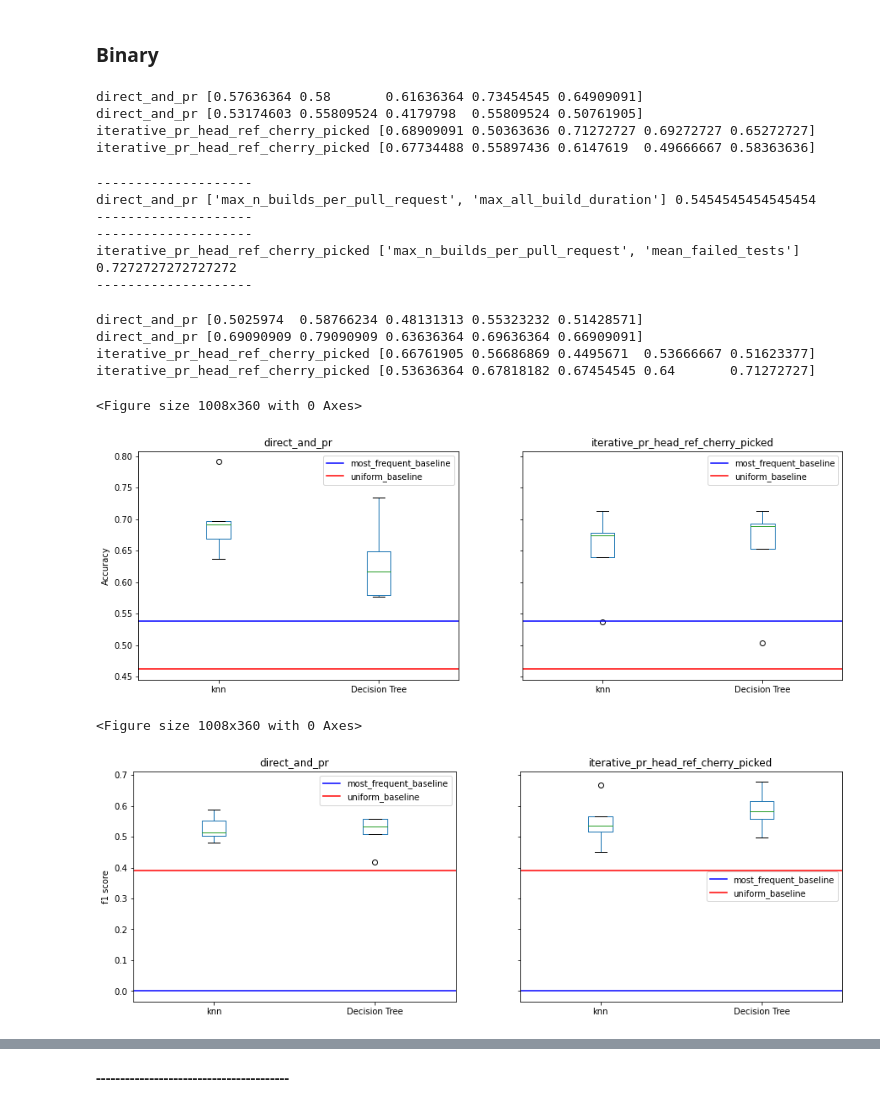
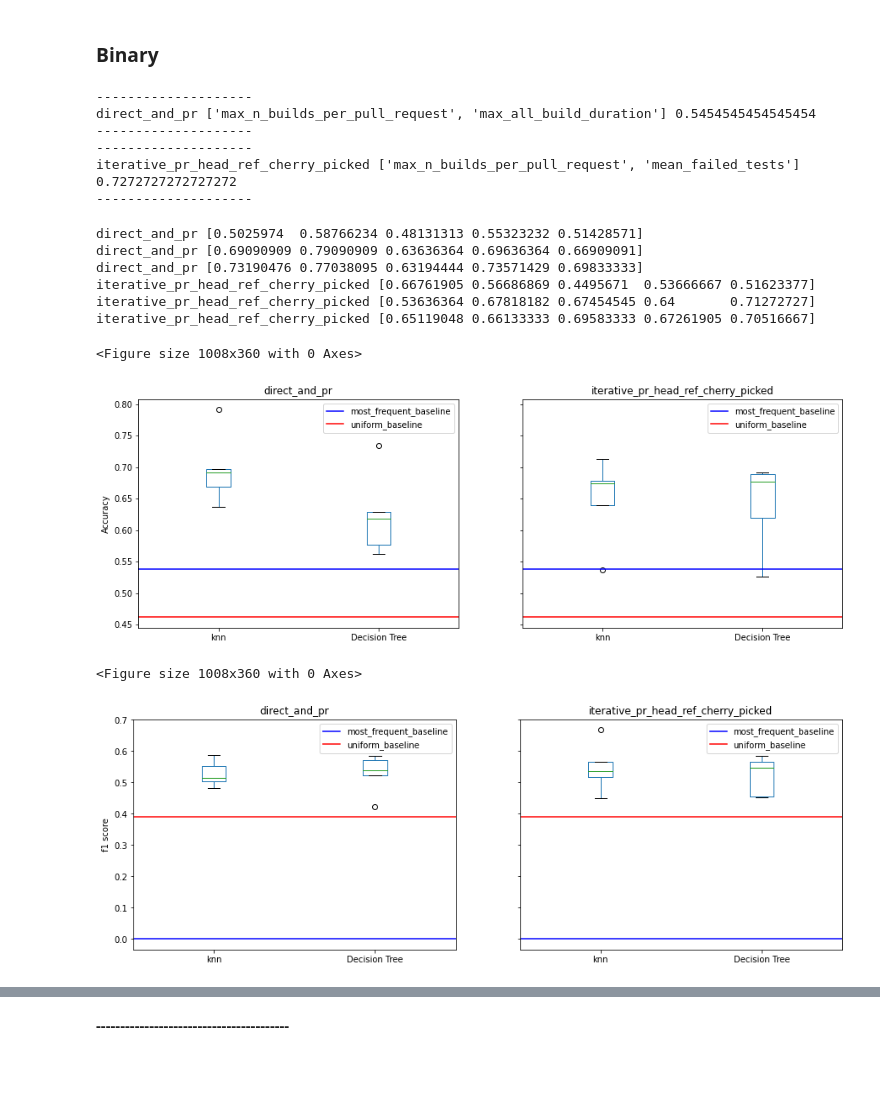
Before and after one commit to IncioMan/Continuous-Integration-metrics-for-post-release-bugs-prediction, a Jupyter notebook: notebooks/analysis/Machine_learning_all.ipynb, the cells around one changed output, grey strips where cells are left out. Cells and saved outputs as stored; diff of their text form; code cells hidden in the pictures; blank space fills up the shorter version.

```diff
--- a/notebooks/analysis/Machine_learning_all.ipynb
+++ b/notebooks/analysis/Machine_learning_all.ipynb
@@ -733,7 +733,7 @@ from sklearn.model_selection import RandomizedSearchCV
 from sklearn.naive_bayes import GaussianNB
 from sklearn.decomposition import PCA
 # %%
-regression_mask = all_mask
+regression_mask = mask_to_use
 cross_validation_strategy = KFold(5, shuffle=True, random_state=1)
 # %%
 method_x_train = {}
@@ -1159,0 +1178,5 @@ plt.show()
+# %%
+plt.figure()
+ax = pd.Series(dt.feature_importances_, method_x_train[methods[0]].columns).sort_values(ascending=False).head(12).plot(kind="barh")
+ax.set_title("Feature importance")
+plt.savefig(f"{figure_folder}/machine_learning_results/{mask_name}/dt_f_impo_method0.png", transparent=True, bbox_inches='tight', pad_inches=0.2)
@@ -1173,20 +1217,19 @@ params_grid = {'min_samples_leaf': min_samples_leaf,
 model = DecisionTreeClassifier()
 method_randomclassifier_binary_f1 = {}
 method_dtclassifier_binary_accuracy = {}
+method_dtclassifier_binary_auc = {}
 for method in methods:
     method_randomclassifier_binary_f1[method] = \
             two_layer_cross_validate(model, params_grid, method_x_train[method], method_y_bin_train[method], 5, 5, "f1")
     method_dtclassifier_binary_accuracy[method] = \
             two_layer_cross_validate(model, params_grid, method_x_train[method], method_y_bin_train[method], 5, 5, "accuracy")
+    method_dtclassifier_binary_auc[method] = \
+            two_layer_cross_validate(model, params_grid, method_x_train[method], method_y_bin_train[method], 5, 5, "roc_auc")
 # %%
 for method in methods:
     print(method, method_dtclassifier_binary_accuracy[method])
     print(method, method_randomclassifier_binary_f1[method])
+    print(method, method_randomclassifier_binary_auc[method])
-# %% [output]
-direct_and_pr [0.57636364 0.58       0.61636364 0.73454545 0.64909091]
-direct_and_pr [0.53174603 0.55809524 0.4179798  0.55809524 0.50761905]
-iterative_pr_head_ref_cherry_picked [0.68909091 0.50363636 0.71272727 0.69272727 0.65272727]
-iterative_pr_head_ref_cherry_picked [0.67734488 0.55897436 0.6147619  0.49666667 0.58363636]
 # %%
 method_knn_bin_features = {}
 method_knn_bin_feature_performance = {}
@@ -1211,21 +1254,27 @@ params_grid = {'n_neighbors': [int(x) for x in np.linspace(start = 1, stop = 10,
 model = KNeighborsClassifier()
 method_knn_f1 = {}
 method_knn_accuracy = {}
+method_knn_auc = {}
 for method in methods:
     x = method_x_train[method][method_knn_bin_features[method]]
     method_knn_f1[method] = \
             two_layer_cross_validate(model, params_grid, x, method_y_bin_train[method], 5, 5, "f1")
     method_knn_accuracy[method] = \
             two_layer_cross_validate(model, params_grid, method_x_train[method], method_y_bin_train[method], 5, 5, "accuracy")
+    method_knn_auc[method] = \
+            two_layer_cross_validate(model, params_grid, method_x_train[method], method_y_bin_train[method], 5, 5, "roc_auc")
 # %%
 for method in methods:
     print(method, method_knn_f1[method])
     print(method, method_knn_accuracy[method])
+    print(method, method_knn_auc[method])
 # %% [output]
 direct_and_pr [0.5025974  0.58766234 0.48131313 0.55323232 0.51428571]
 direct_and_pr [0.69090909 0.79090909 0.63636364 0.69636364 0.66909091]
+direct_and_pr [0.73190476 0.77038095 0.63194444 0.73571429 0.69833333]
 iterative_pr_head_ref_cherry_picked [0.66761905 0.56686869 0.4495671  0.53666667 0.51623377]
 iterative_pr_head_ref_cherry_picked [0.53636364 0.67818182 0.67454545 0.64       0.71272727]
+iterative_pr_head_ref_cherry_picked [0.65119048 0.66133333 0.69583333 0.67261905 0.70516667]
 # %%
 plt.figure()
 fig, axes = plt.subplots(nrows=1, ncols=len(methods), sharey=True, figsize=(15.0, 5.0))
@@ -1247,26 +1296,26 @@ for i, method in enumerate(methods):
 plt.savefig(f"{figure_folder}/machine_learning_results/{mask_name}/binary_accuracy.png", transparent=True, bbox_inches='tight', pad_inches=0.2)
 # %% [output]
 <Figure size 1008x360 with 0 Axes>
-[figure, old version]
+[figure, new version]
 # %%
 plt.figure()
 fig, axes = plt.subplots(nrows=1, ncols=len(methods), sharey=True, figsize=(15.0, 5.0))
-scores = {"knn": method_knregressor_f1,
+scores = {"knn": method_knn_f1,
           "Decision Tree": method_randomclassifier_binary_f1}
 for i, method in enumerate(methods):
     data = {}
     y_bin = method_y_bin_train[method]
     for model, score in scores.items():
         data[model] = score[method]
     ax = pd.DataFrame(data).plot(kind="box", ax=axes[i])
     x = method_x_train[method]
     ax.axhline(y=f1_score(DummyClassifier(strategy="most_frequent").fit(x, y_bin).predict(y_bin), y_bin), color="b", label="most_frequent_baseline")
     ax.axhline(y=f1_score(DummyClassifier(strategy="uniform", random_state=4).fit(x, y_bin).predict(y_bin), y_bin), color="r", label="uniform_baseline")
     ax.legend()
     ax.set_title(method)
     if i == 0:
         ax.set(ylabel="f1 score")
 plt.savefig(f"{figure_folder}/machine_learning_results/{mask_name}/binary_f1.png", transparent=True, bbox_inches='tight', pad_inches=0.2)
 # %% [output]
 <Figure size 1008x360 with 0 Axes>
-[figure, old version]
+[figure, new version]
```
Also changed, not shown: parts of 18 cells of this notebook, 19 other files.
